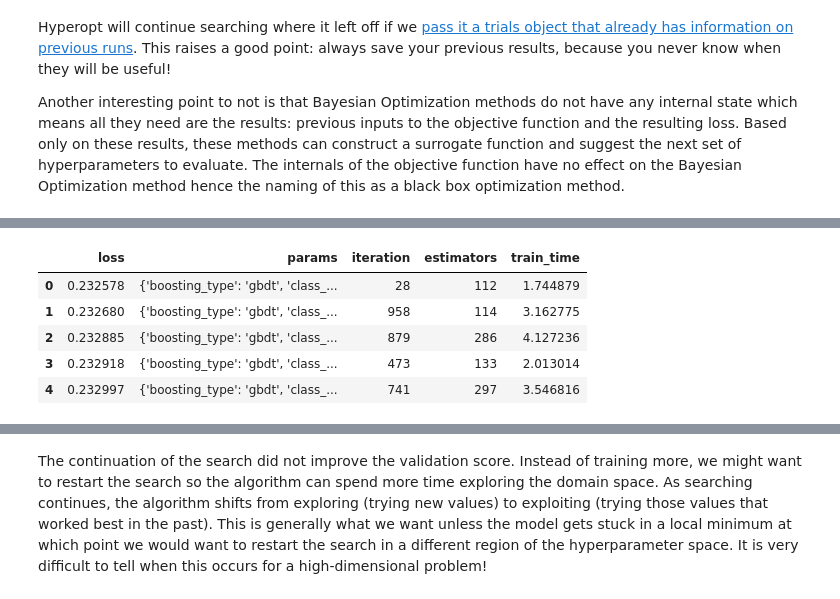
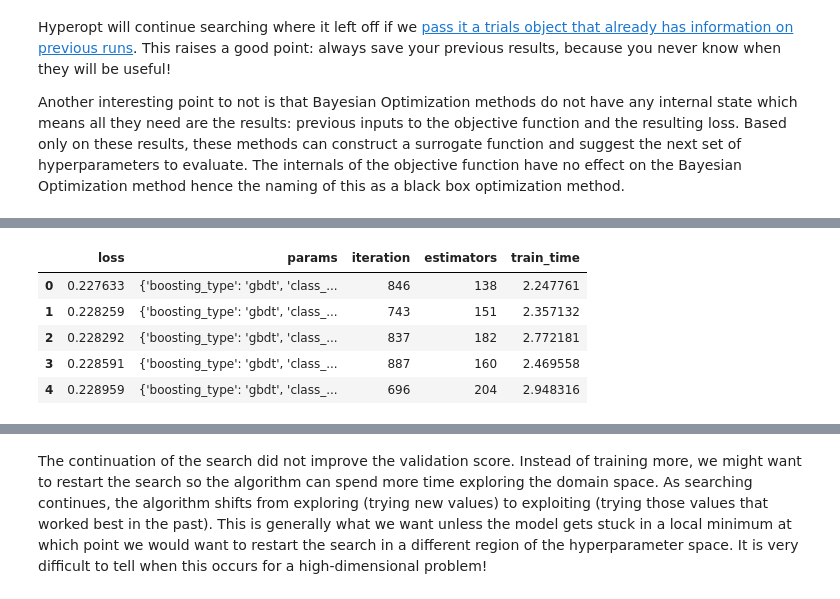
Before and after one commit to WillKoehrsen/hyperparameter-optimization, a Jupyter notebook: Bayesian Hyperparameter Optimization of Gradient Boosting Machine.ipynb, the cells around one changed output, grey strips where cells are left out. Cells and saved outputs as stored; diff of their text form; code cells hidden in the pictures.

```diff
--- a/Bayesian Hyperparameter Optimization of Gradient Boosting Machine.ipynb
+++ b/Bayesian Hyperparameter Optimization of Gradient Boosting Machine.ipynb
@@ -1001,17 +1001,17 @@ bayes_trials_results[:2]
 # %%
-results = pd.read_csv('gbm_trials.csv')
+results = pd.read_csv('results/gbm_trials.csv')
 
 # Sort values with best on top and reset index for slicing
 results.sort_values('loss', ascending = True, inplace = True)
 results.reset_index(inplace = True, drop = True)
 results.head()
 # %% [output]
 |  | loss | params | iteration | estimators | train_time |
-| 0 | 0.232578 | {'boosting_type': 'gbdt', 'class_... | 28 | 112 | 1.744879 |
-| 1 | 0.232680 | {'boosting_type': 'gbdt', 'class_... | 958 | 114 | 3.162775 |
-| 2 | 0.232885 | {'boosting_type': 'gbdt', 'class_... | 879 | 286 | 4.127236 |
-| 3 | 0.232918 | {'boosting_type': 'gbdt', 'class_... | 473 | 133 | 2.013014 |
-| 4 | 0.232997 | {'boosting_type': 'gbdt', 'class_... | 741 | 297 | 3.546816 |
+| 0 | 0.227633 | {'boosting_type': 'gbdt', 'class_... | 846 | 138 | 2.247761 |
+| 1 | 0.228259 | {'boosting_type': 'gbdt', 'class_... | 743 | 151 | 2.357132 |
+| 2 | 0.228292 | {'boosting_type': 'gbdt', 'class_... | 837 | 182 | 2.772181 |
+| 3 | 0.228591 | {'boosting_type': 'gbdt', 'class_... | 887 | 160 | 2.469558 |
+| 4 | 0.228959 | {'boosting_type': 'gbdt', 'class_... | 696 | 204 | 2.948316 |
 # %%
 # Extract the ideal number of estimators and hyperparameters
 best_bayes_estimators = int(results.loc[0, 'estimators'])
```
Also changed, not shown: parts of 37 cells of this notebook, 4 other files.
